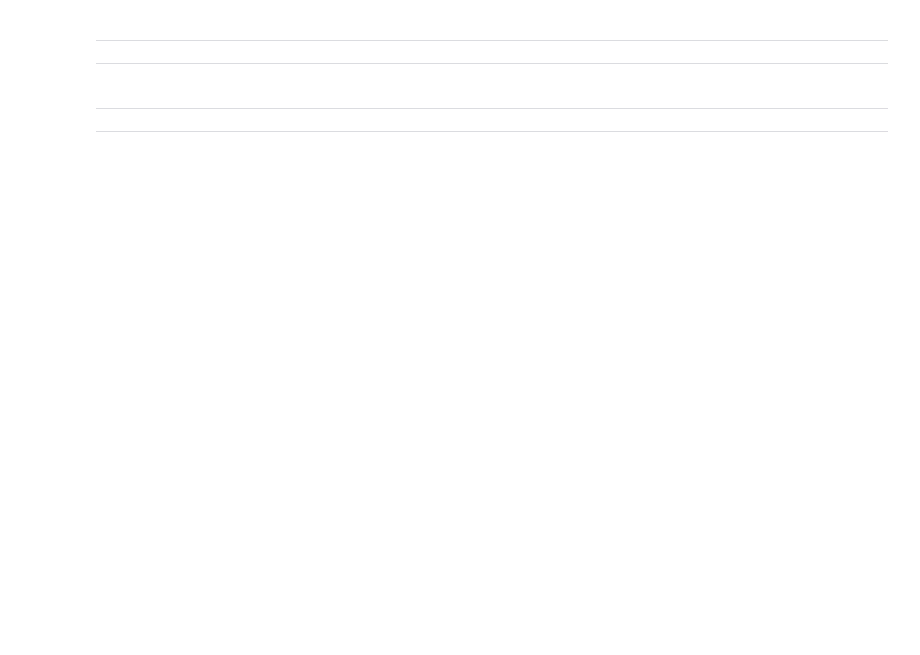
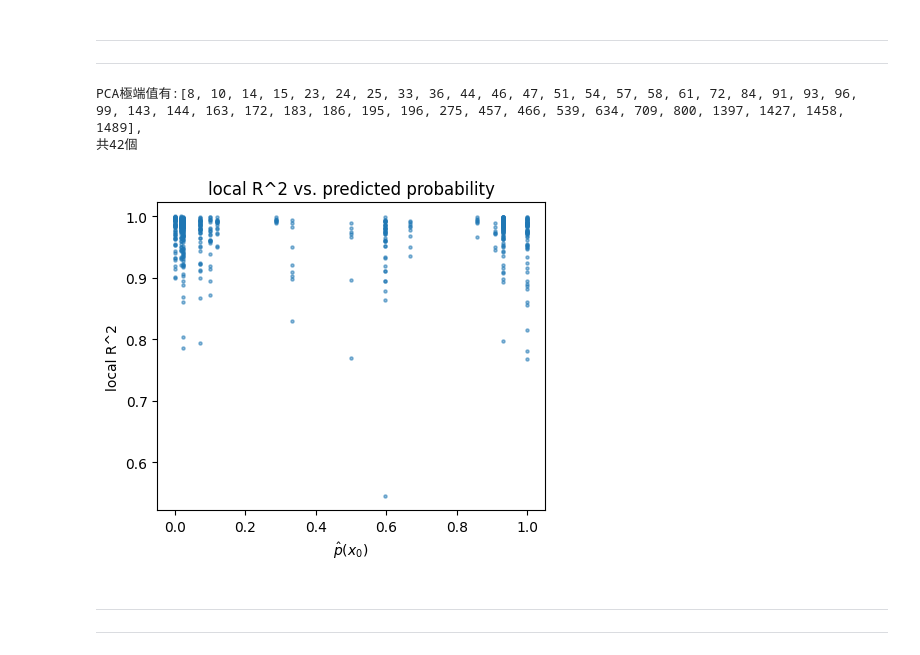
Before and after one commit to JackHuang0125/WHAT_I_DID, a Jupyter notebook: 0 Meeting/0_PAPER_1217.ipynb, the cells around one changed output. Saved outputs shown, nothing was run; the diff lists cells and outputs as text; code cells hidden in the pictures; blank space fills up the shorter version.

```diff
--- a/0 Meeting/0_PAPER_1217.ipynb
+++ b/0 Meeting/0_PAPER_1217.ipynb
@@ -300,37 +285,65 @@ local_df[(local_df['cluster']==1)&(local_df['p_hat']>0.35)&(local_df['p_hat']<0.
 ---
 ---
 # %%
+secom = pd.read_csv(data_path, sep='\t')
+outlier = X_pca_df[(X_pca_df['pc1']>10)|(X_pca_df['pc2']>10)].index.tolist()
+secom = secom.drop(index=outlier).reset_index(drop=True)
+print(f'PCA極端值有:{outlier}, \n共{len(outlier)}個')
+X = secom.drop(columns=['Time', 'Pass/Fail'])
+y = secom['Pass/Fail'].replace({-1:0, 1:1}).astype(int)
+
+na_counts = X.isna().sum()
+X = X.loc[:, na_counts <= 1000].copy()
+uniq_counts = X.nunique(dropna=False)
+X = X.loc[:, uniq_counts >= 10].copy()
+X = X.loc[:, ~X.T.duplicated(keep='first')].copy()
+
+imputer = KNNImputer(n_neighbors=10, weights='distance')
+X_imp = pd.DataFrame(imputer.fit_transform(X), columns=X.columns, index=X.index)
+
+scaler = StandardScaler()
+X_std = pd.DataFrame(scaler.fit_transform(X_imp), columns=X.columns, index=X.index)
+
+X_train, X_test, y_train, y_test = train_test_split(X_std, y, test_size=0.3, random_state=42, stratify=Y)
+# logitR =  LogisticRegression(max_iter=2000, class_weight='balanced', penalty='l1', solver='liblinear', random_state=42)
+dt = DecisionTreeClassifier(max_depth=6, min_samples_leaf=2, random_state=42)
+clf = dt.fit(X_train, y_train)
+
 records = []
 
 for i in range(X_test.shape[0]):
     x0 = X_test.iloc[i].values # 設計點 x0，用標準化+SMOTE 後的空間
 
     sur_model, info = local_surrogate(
         x0=x0,
         blackbox_model=clf,
         scaler=None,
-        n_samples=500,
+        n_samples=1000,
         sigma=0.5,
         surrogate_type="tree",
         random_state=42
     )
 
     records.append({'local_R2':info["r2"],
                     'local_MSE':info["mse"]})
 
 local_df = pd.DataFrame(records)
 
 idx = np.arange(len(X_test))
 p_test = clf.predict_proba(X_test)[:, 1]
 
 local_df["p_hat"] = p_test[idx]
 
 plt.figure(figsize=(5,4))
 plt.scatter(local_df["p_hat"], local_df["local_R2"], s=5, alpha=0.5)
 plt.xlabel(r"$\hat p(x_0)$")
 plt.ylabel("local R^2")
 plt.title("local R^2 vs. predicted probability")
 plt.show()
+# %% [output]
+PCA極端值有:[8, 10, 14, 15, 23, 24, 25, 33, 36, 44, 46, 47, 51, 54, 57, 58, 61, 72, 84, 91, 93, 96, 99, 143, 144, 163, 172, 183, 186, 195, 196, 275, 457, 466, 539, 634, 709, 800, 1397, 1427, 1458, 1489],
+共42個
+[figure, added]
 # %% [markdown]
 ---
 ---
```
Also changed, not shown: parts of 16 cells of this notebook, 14 other files.
